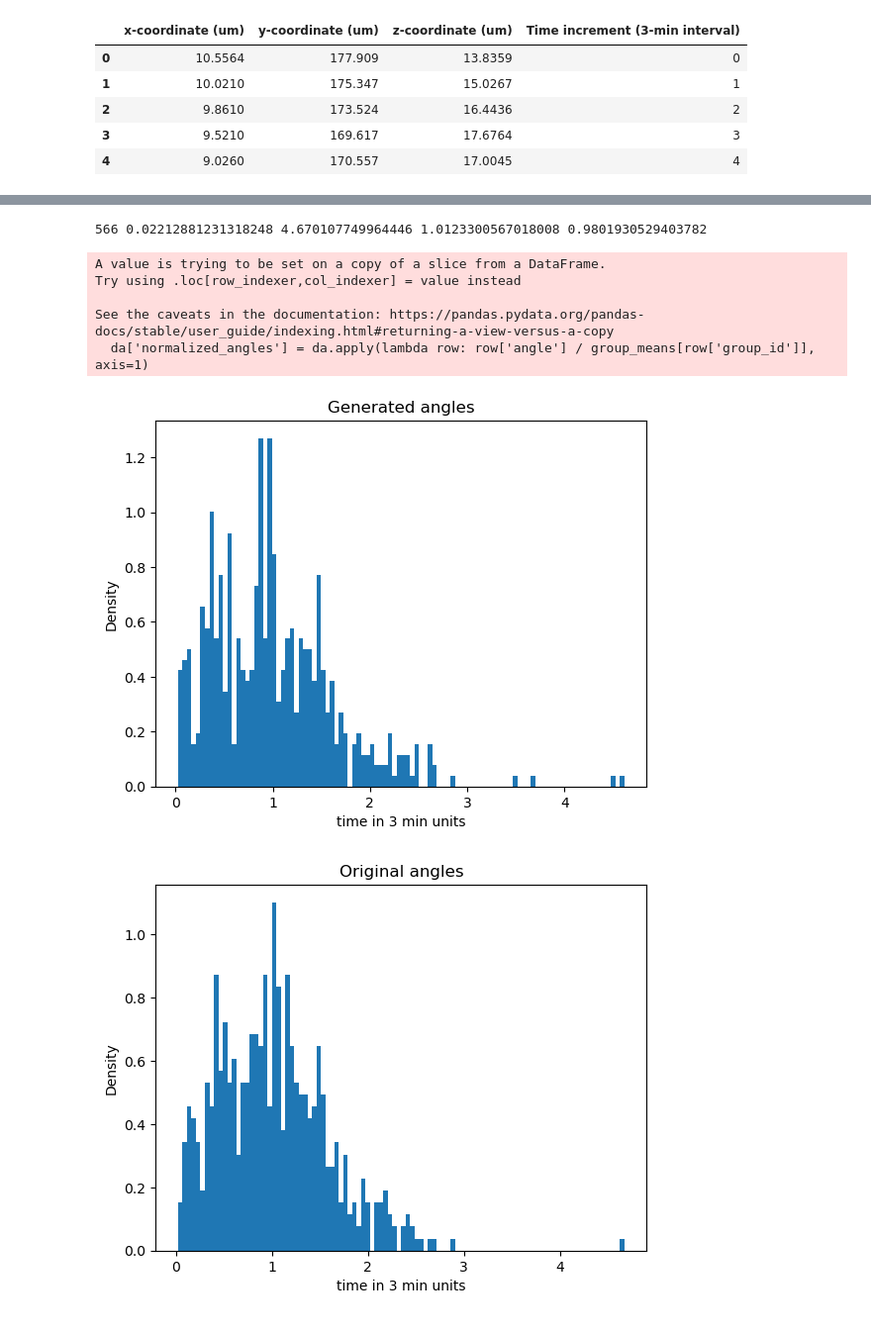
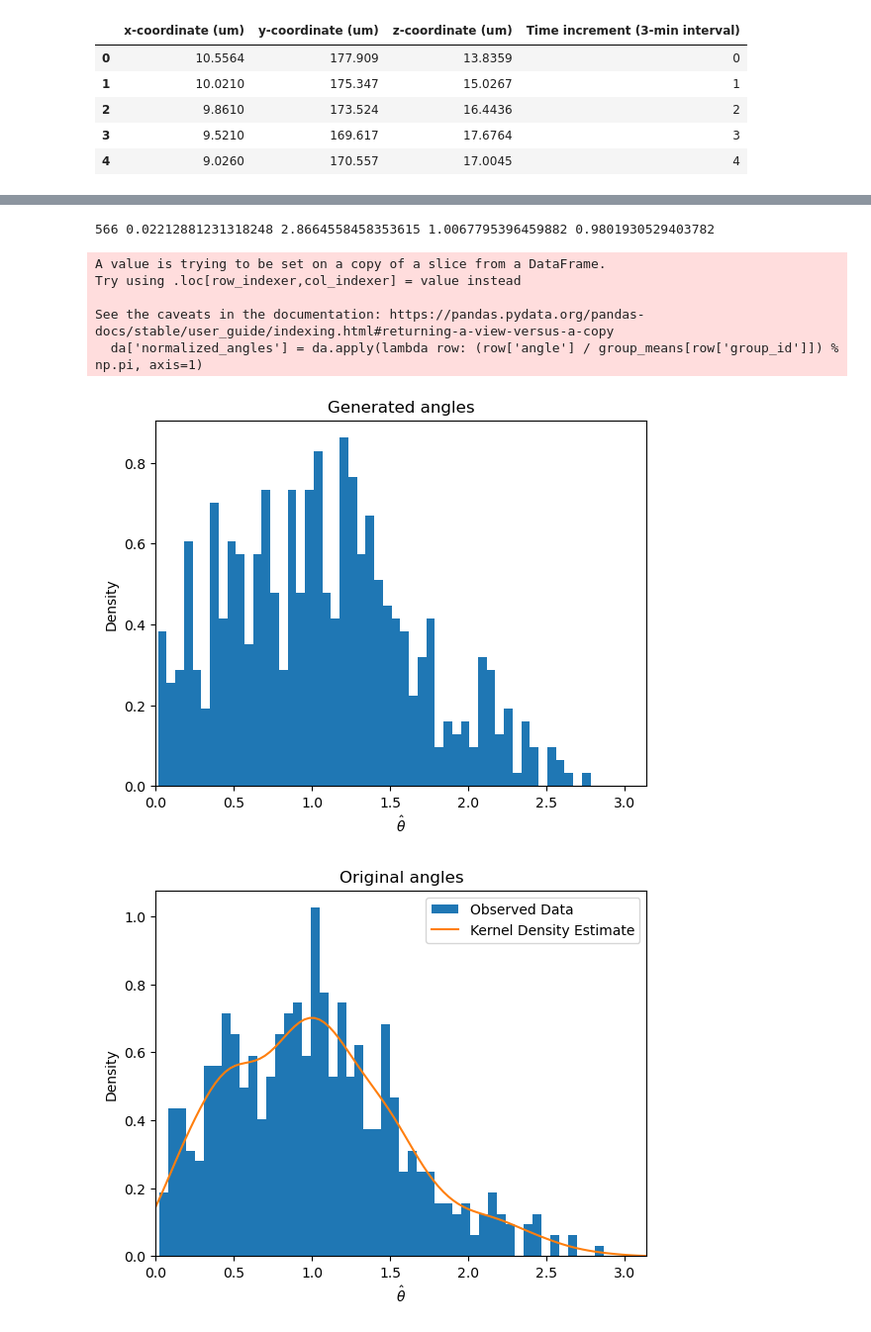
Before and after one commit to dz1921/RANDOMWALK, a Jupyter notebook: Distribution_Building.ipynb, the cells around one changed output, grey strips where cells are left out. Shown: that part at 99% size. Cells and saved outputs as stored; diff of their text form; code cells hidden in the pictures.

```diff
--- a/Distribution_Building.ipynb
+++ b/Distribution_Building.ipynb
@@ -77,16 +90,15 @@ def sample_steps(in_steps, n_samples, bins=1000):
 # %%
 # Plotting and testing functions
 ## steps is ss with all sampled steps
-
-df, normalized_steps, mean_steps = calc_step_length(df)
-print(len(normalized_steps))
-plt.hist(sample_steps(normalized_steps, len(normalized_steps), bins=100), density=True, bins=100)
+samples, kde = sample_kde(normalized_steps, len(normalized_steps), return_kde=True)
+plt.hist(samples, density=True, bins=50)
 plt.title('Generated')
+plt.xlim(normalized_steps.min(), normalized_steps.max())
 plt.show()
-plt.hist(normalized_steps, density=True, bins=100)
+plt.hist(normalized_steps, density=True, bins=50, label='Observed Data')
 plt.title('Original')
-ss = sample_steps(normalized_steps, len(normalized_steps))
-print(normalized_steps.min, normalized_steps.max(), np.median(normalized_steps))
-print(ss.min, ss.max(), np.median(ss))
-df
+xx = np.linspace(normalized_steps.min(), normalized_steps.max(), 100)
+plt.plot(xx, kde.evaluate(xx), label='Kernel Density Estimate')
+plt.legend()
+plt.xlim(normalized_steps.min(), normalized_steps.max())
 # %% [output]
@@ -207,12 +195,13 @@ def calc_angles(da, R=7.2):
         return np.arctan2(sin_mean, cos_mean)
 
     group_means = da.groupby('group_id')['angle'].agg(circular_mean)
-    da['normalized_angles'] = da.apply(lambda row: row['angle'] / group_means[row['group_id']], axis=1)
+    da['normalized_angles'] = da.apply(lambda row: (row['angle'] / group_means[row['group_id']]) % np.pi, axis=1)
     group_mean_dict = group_means.to_dict()
+    angles_g1 = df[df['group_id'] == 1]['angle'].to_numpy()
     normalized_angles = da['normalized_angles'].to_numpy()
 
 
-    return da, normalized_angles, group_mean_dict
+    return da, angles_g1, normalized_angles, group_mean_dict
 # %%
 def sample_angles(in_angles, n_samples, bins=1000):
     out = np.zeros(n_samples)
@@ -228,23 +217,30 @@ def sample_angles(in_angles, n_samples, bins=1000):
 # %%
 ## sampled****_angles is array with all angles
 da, angles, mean_angles = calc_angles(df)
 print(len(angles),angles.min(), angles.max(), angles.mean(), np.median(angles))
-plt.hist(sample_angles(angles, len(angles), bins=100), density=True, bins=100)
+samples, kde = sample_kde(angles, len(angles), return_kde=True, lower=0)
+plt.hist(samples, density=True, bins=50)
 plt.title('Generated angles')
-plt.xlabel('time in 3 min units')
+plt.xlabel(r"$\hat{\theta}$")
 plt.ylabel('Density')
+plt.xlim(0, np.pi)
 plt.show()
-plt.hist(angles, density=True, bins=100)
+plt.hist(angles, density=True, bins=50, label='Observed Data')
 plt.title('Original angles')
-plt.xlabel('time in 3 min units')
+plt.xlabel(r"$\hat{\theta}$")
 plt.ylabel('Density')
+xx = np.linspace(0, np.pi, 100)
+plt.plot(xx, kde.evaluate(xx), label='Kernel Density Estimate')
+plt.legend()
+plt.xlim(0, np.pi)
+plt.show()
 sampled_angles = sample_angles(angles, len(angles), bins=100)
 # %% [output]
-566 0.02212881231318248 4.670107749964446 1.0123300567018008 0.9801930529403782
+566 0.02212881231318248 2.8664558458353615 1.0067795396459882 0.9801930529403782
 A value is trying to be set on a copy of a slice from a DataFrame.
 Try using .loc[row_indexer,col_indexer] = value instead
 
 See the caveats in the documentation: https://pandas.pydata.org/pandas-docs/stable/user_guide/indexing.html#returning-a-view-versus-a-copy
-  da['normalized_angles'] = da.apply(lambda row: row['angle'] / group_means[row['group_id']], axis=1)
+  da['normalized_angles'] = da.apply(lambda row: (row['angle'] / group_means[row['group_id']]) % np.pi, axis=1)
-[figure, old version]
+[figure, new version]
-[figure, old version]
+[figure, new version]
```
Also changed, not shown: parts of 16 cells of this notebook.
